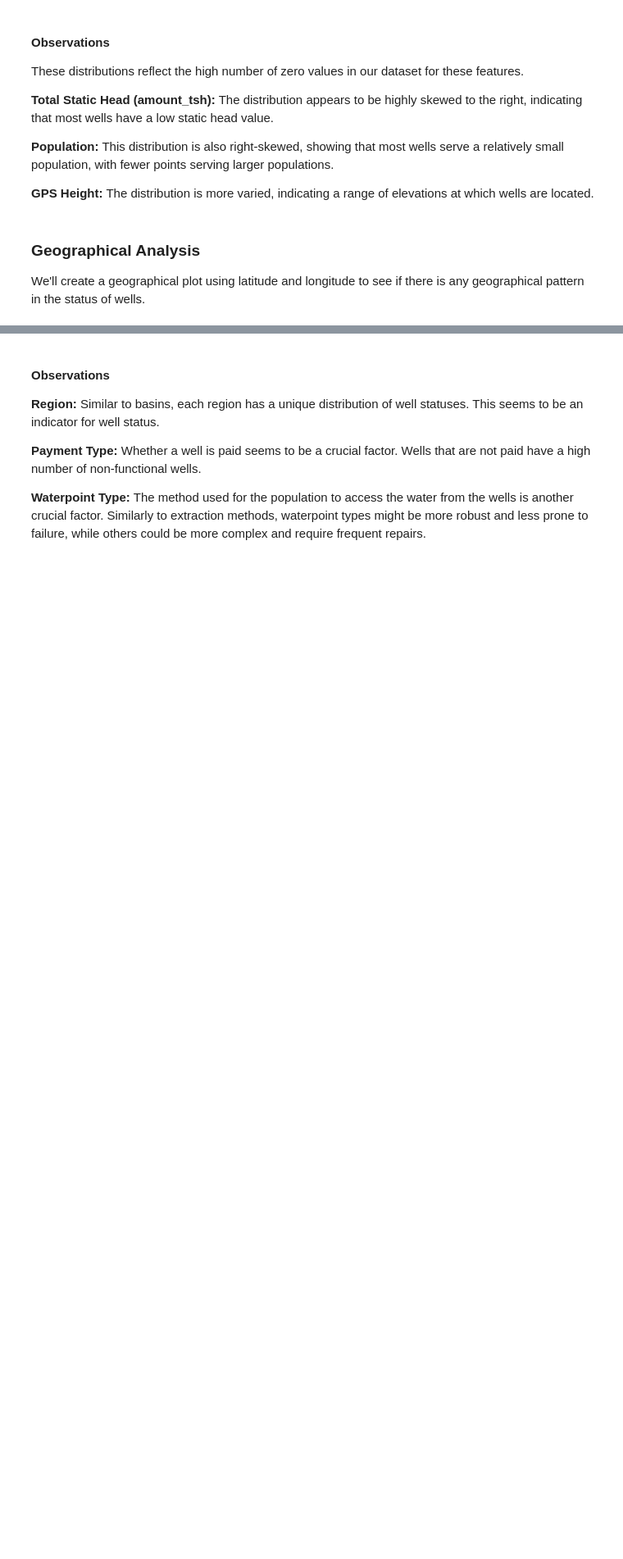
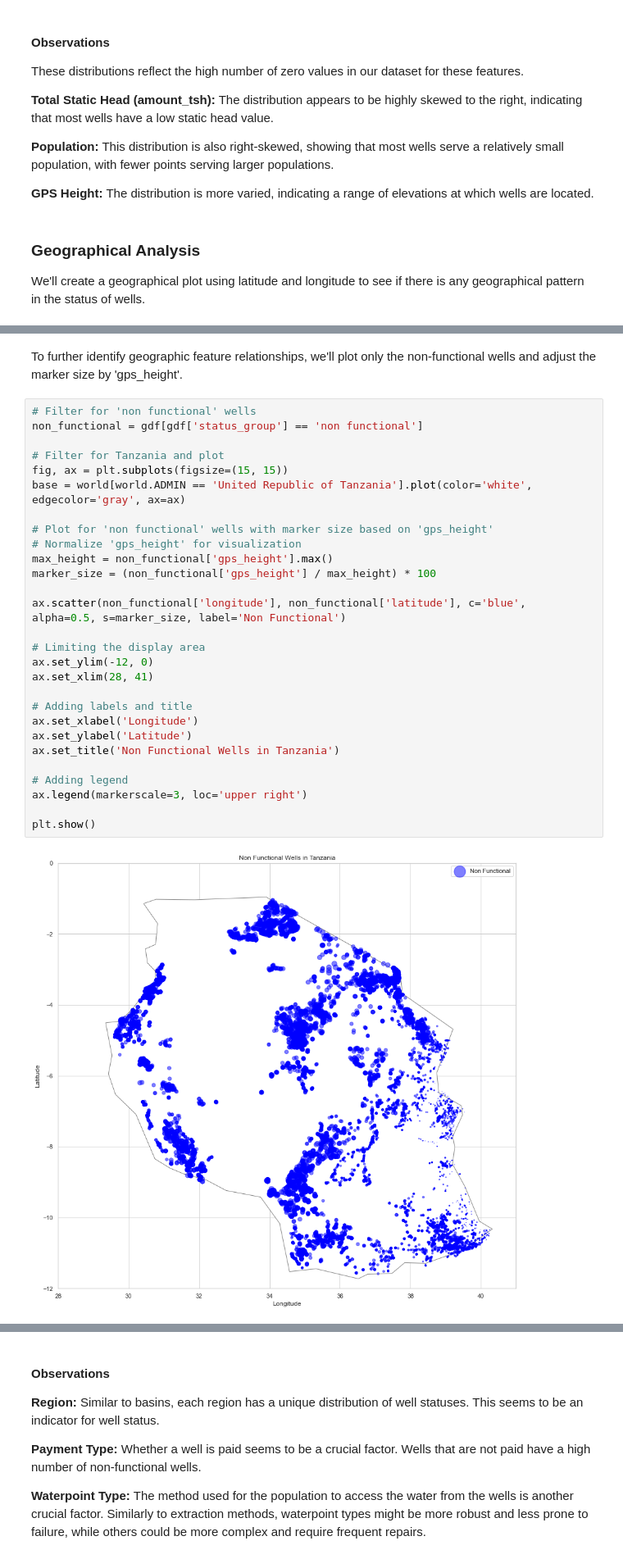
Before and after one commit to GoknurK/Tanzania-Water-Wells-Status-Prediction, a Jupyter notebook: well_detection_ML_algorithms.ipynb, the cells around one changed output, grey strips where cells are left out. Shown at 82% size. Saved outputs shown, nothing was run; the diff lists cells and outputs as text; blank space fills up the shorter version.

```diff
--- a/well_detection_ML_algorithms.ipynb
+++ b/well_detection_ML_algorithms.ipynb
@@ -621,0 +625,32 @@ plt.show()
+# %% [markdown]
+To further identify geographic feature relationships, we'll plot only the non-functional wells and adjust the marker size by 'gps_height'.
+# %%
+# Filter for 'non functional' wells
+non_functional = gdf[gdf['status_group'] == 'non functional']
+
+# Filter for Tanzania and plot
+fig, ax = plt.subplots(figsize=(15, 15))
+base = world[world.ADMIN == 'United Republic of Tanzania'].plot(color='white', edgecolor='gray', ax=ax)
+
+# Plot for 'non functional' wells with marker size based on 'gps_height'
+# Normalize 'gps_height' for visualization
+max_height = non_functional['gps_height'].max()
+marker_size = (non_functional['gps_height'] / max_height) * 100
+
+ax.scatter(non_functional['longitude'], non_functional['latitude'], c='blue', alpha=0.5, s=marker_size, label='Non Functional')
+
+# Limiting the display area
+ax.set_ylim(-12, 0)
+ax.set_xlim(28, 41)
+
+# Adding labels and title
+ax.set_xlabel('Longitude')
+ax.set_ylabel('Latitude')
+ax.set_title('Non Functional Wells in Tanzania')
+
+# Adding legend
+ax.legend(markerscale=3, loc='upper right')
+
+plt.show()
+# %% [output]
+[figure, added]
```
Also changed, not shown: parts of 22 cells of this notebook, 1 other file.
